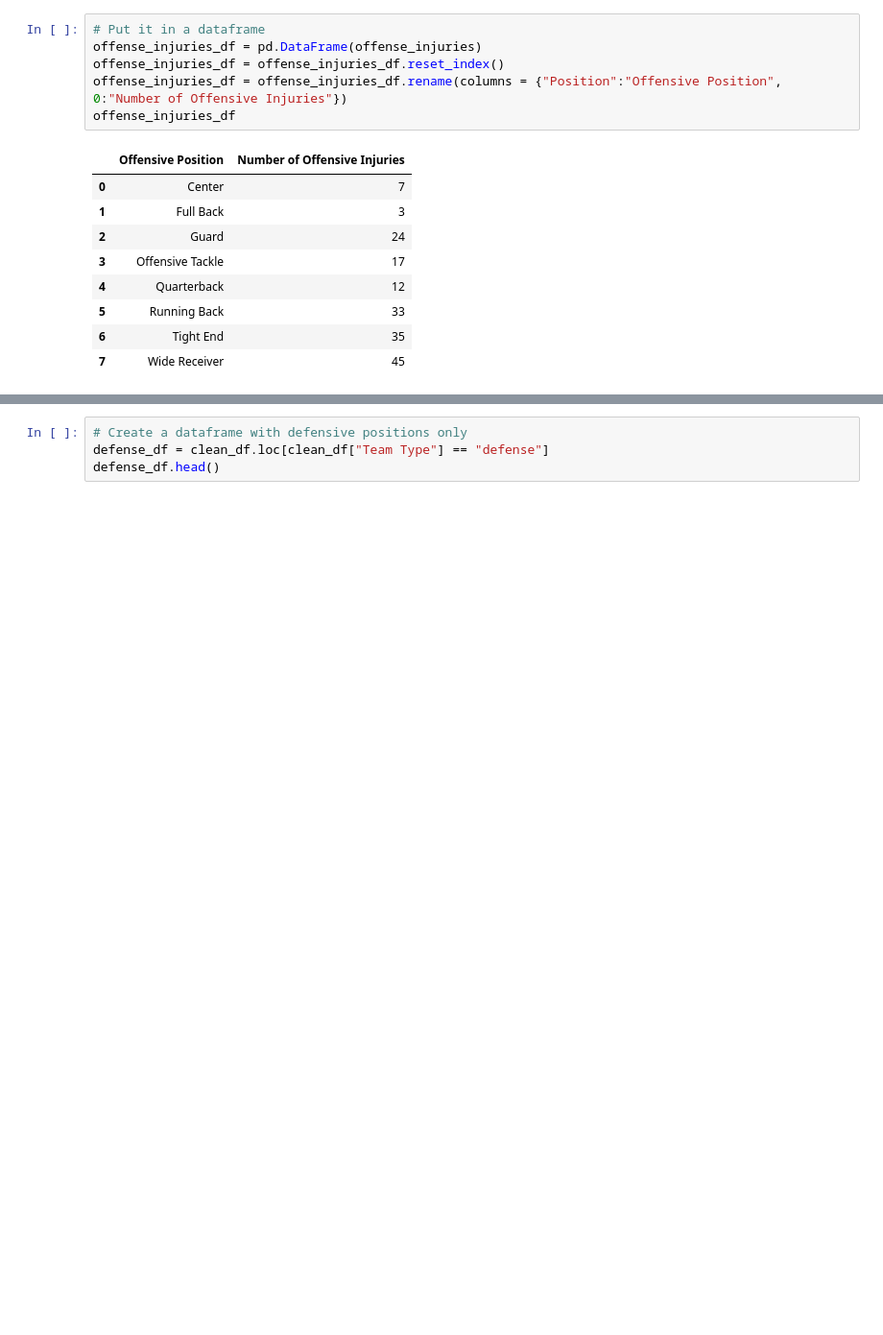
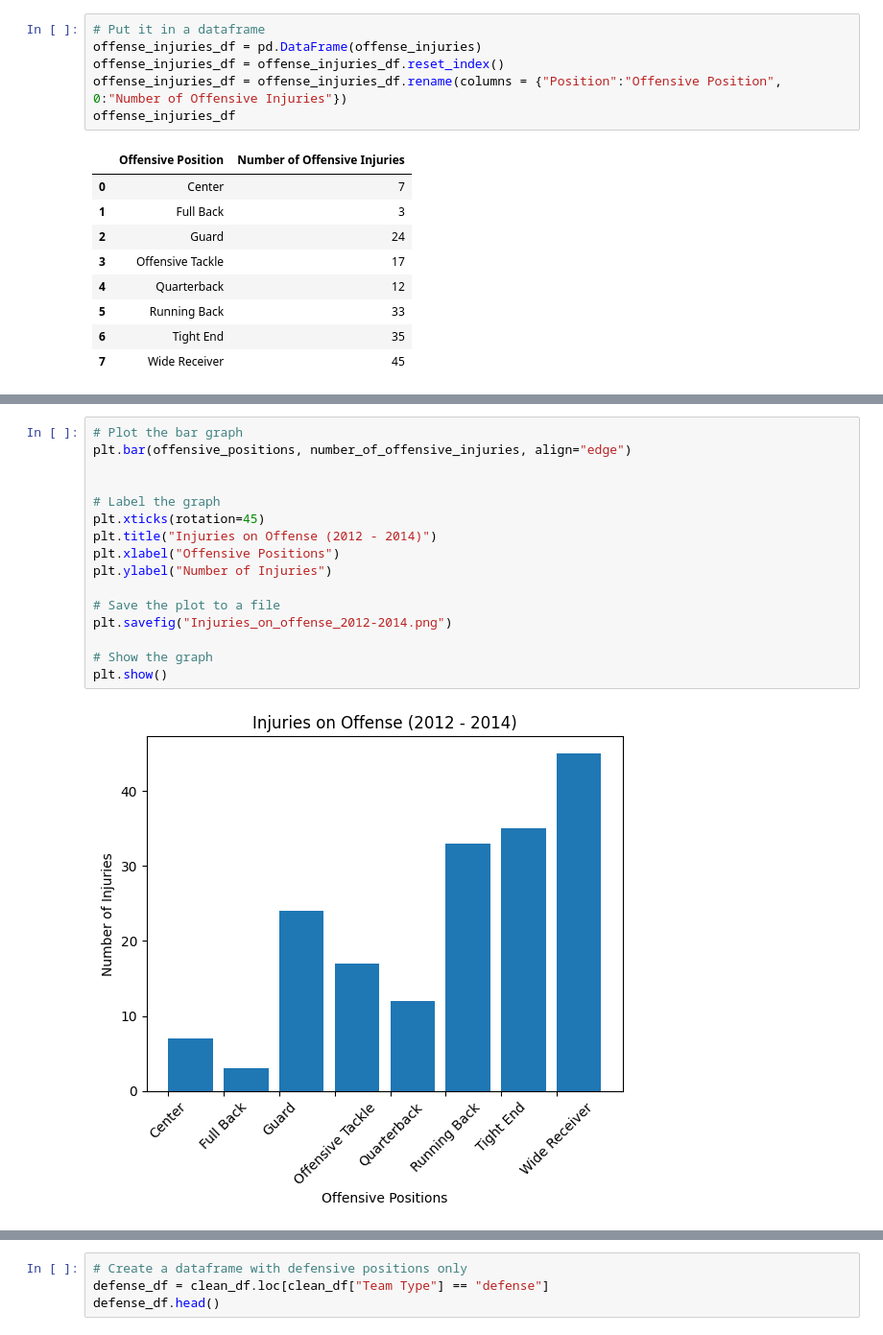
Before and after one commit to DunieCarrasco/nfl_concussion_analysis, a Jupyter notebook: joel_clean_dataframe.ipynb, the cells around one changed output, grey strips where cells are left out. Shown at 96% size. Cells and saved outputs as stored; diff of their text form; blank space fills up the shorter version.

```diff
--- a/joel_clean_dataframe.ipynb
+++ b/joel_clean_dataframe.ipynb
@@ -318,0 +295,18 @@ plt.show()
+# %%
+# Plot the bar graph
+plt.bar(offensive_positions, number_of_offensive_injuries, align="edge")
+
+
+# Label the graph
+plt.xticks(rotation=45)
+plt.title("Injuries on Offense (2012 - 2014)")
+plt.xlabel("Offensive Positions")
+plt.ylabel("Number of Injuries")
+
+# Save the plot to a file
+plt.savefig("Injuries_on_offense_2012-2014.png")
+
+# Show the graph
+plt.show()
+# %% [output]
+[figure, added]
```
Also changed, not shown: parts of 52 cells of this notebook, 8 other files.
